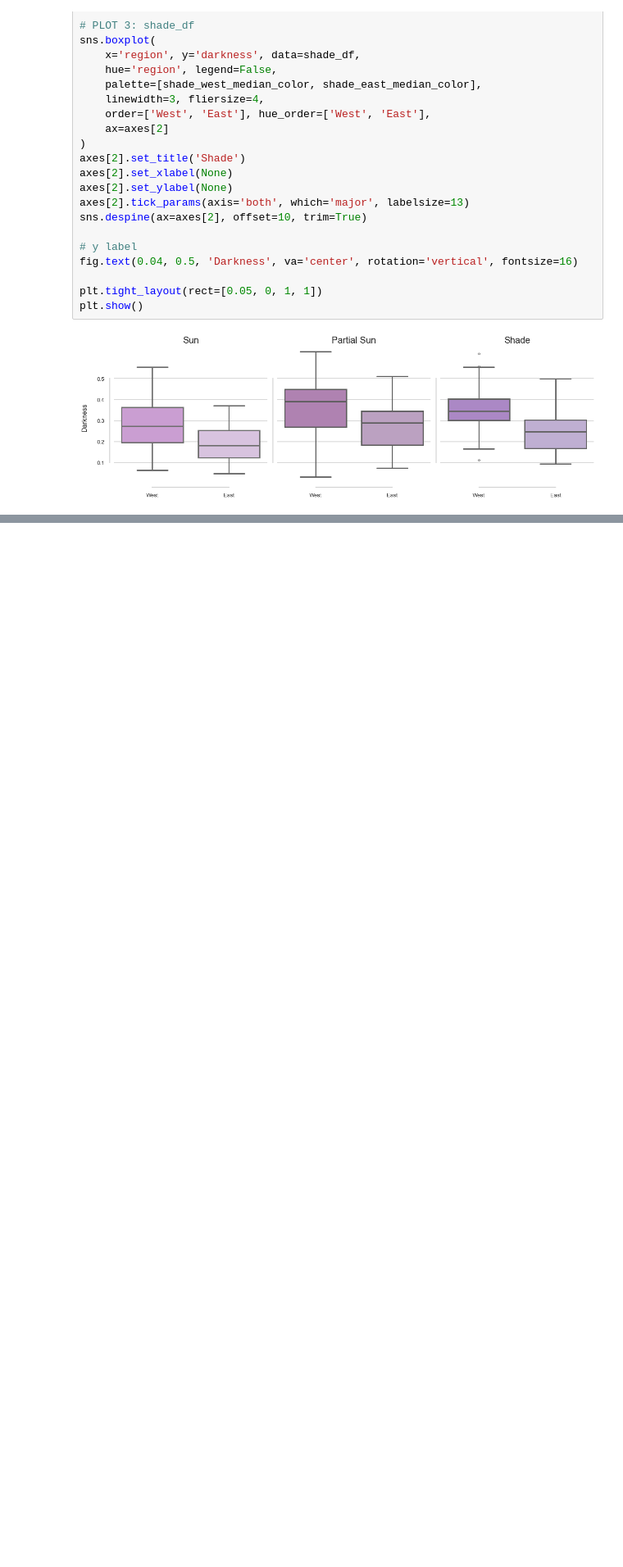
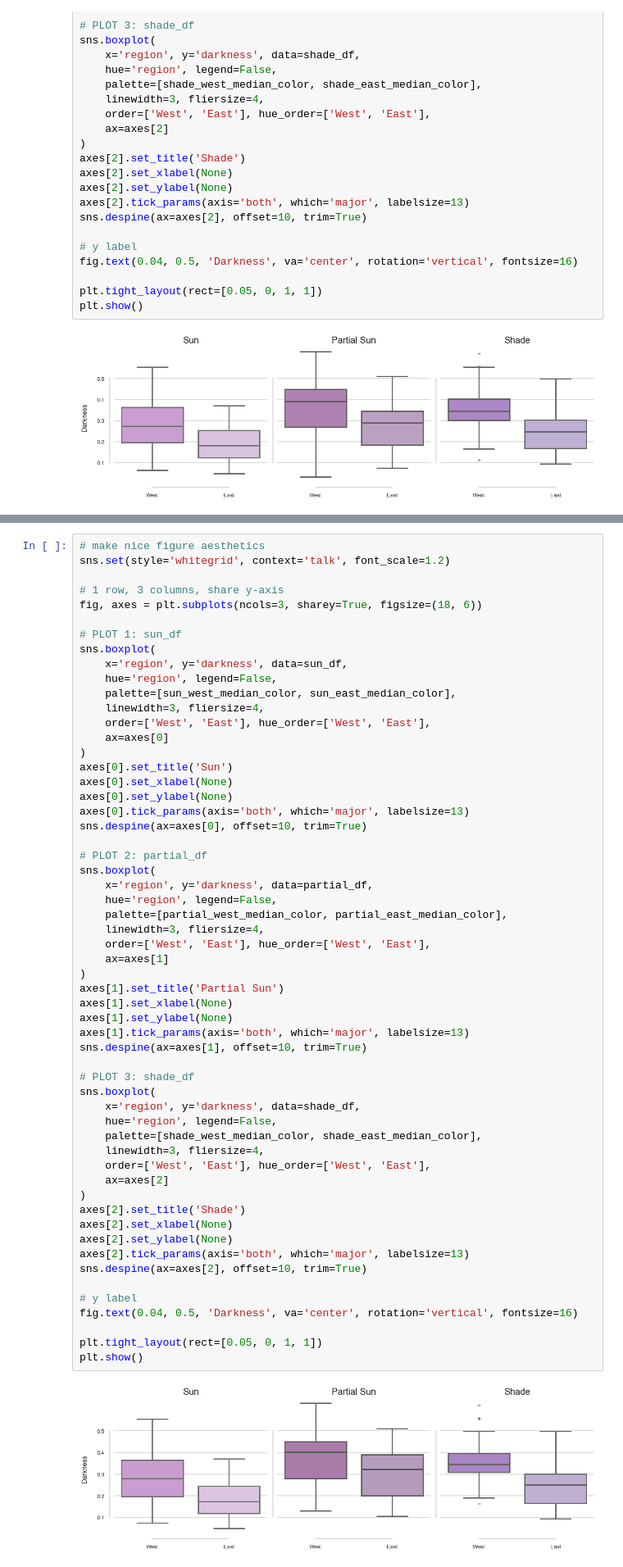
Before and after one commit to pmckenz1/monarda_fistulosa_color, a Jupyter notebook: validation/analyzing_validation.ipynb, the cells around one changed output, grey strips where cells are left out. Shown at 82% size. Saved outputs shown, nothing was run; the diff lists cells and outputs as text; blank space fills up the shorter version.

```diff
--- a/validation/analyzing_validation.ipynb
+++ b/validation/analyzing_validation.ipynb
@@ -729,0 +1020,59 @@ plt.show()
+# %%
+# make nice figure aesthetics
+sns.set(style='whitegrid', context='talk', font_scale=1.2)
+
+# 1 row, 3 columns, share y-axis
+fig, axes = plt.subplots(ncols=3, sharey=True, figsize=(18, 6))
+
+# PLOT 1: sun_df
+sns.boxplot(
+    x='region', y='darkness', data=sun_df,
+    hue='region', legend=False,
+    palette=[sun_west_median_color, sun_east_median_color],
+    linewidth=3, fliersize=4,
+    order=['West', 'East'], hue_order=['West', 'East'],
+    ax=axes[0]
+)
+axes[0].set_title('Sun')
+axes[0].set_xlabel(None)
+axes[0].set_ylabel(None)
+axes[0].tick_params(axis='both', which='major', labelsize=13)
+sns.despine(ax=axes[0], offset=10, trim=True)
+
+# PLOT 2: partial_df
+sns.boxplot(
+    x='region', y='darkness', data=partial_df,
+    hue='region', legend=False,
+    palette=[partial_west_median_color, partial_east_median_color],
+    linewidth=3, fliersize=4,
+    order=['West', 'East'], hue_order=['West', 'East'],
+    ax=axes[1]
+)
+axes[1].set_title('Partial Sun')
+axes[1].set_xlabel(None)
+axes[1].set_ylabel(None)
+axes[1].tick_params(axis='both', which='major', labelsize=13)
+sns.despine(ax=axes[1], offset=10, trim=True)
+
+# PLOT 3: shade_df
+sns.boxplot(
+    x='region', y='darkness', data=shade_df,
+    hue='region', legend=False,
+    palette=[shade_west_median_color, shade_east_median_color],
+    linewidth=3, fliersize=4,
+    order=['West', 'East'], hue_order=['West', 'East'],
+    ax=axes[2]
+)
+axes[2].set_title('Shade')
+axes[2].set_xlabel(None)
+axes[2].set_ylabel(None)
+axes[2].tick_params(axis='both', which='major', labelsize=13)
+sns.despine(ax=axes[2], offset=10, trim=True)
+
+# y label
+fig.text(0.04, 0.5, 'Darkness', va='center', rotation='vertical', fontsize=16)
+
+plt.tight_layout(rect=[0.05, 0, 1, 1])
+plt.show()
+# %% [output]
+[figure, added]
```
Also changed, not shown: parts of 24 cells of this notebook.
